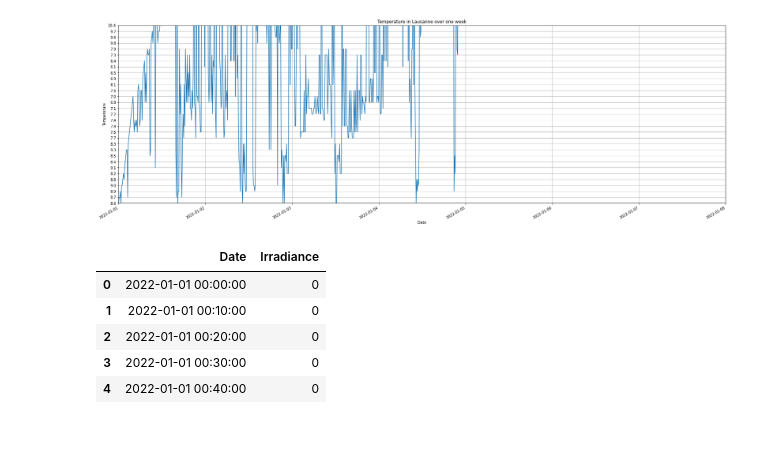
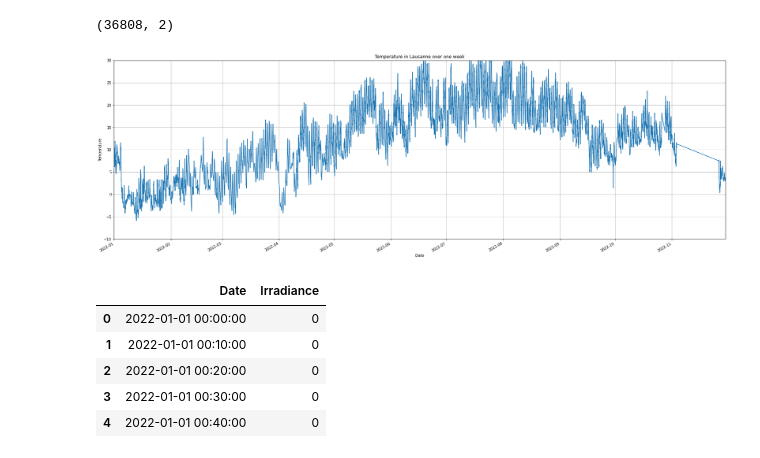
Before and after one commit to cojre/ml-project-2-stockdataholm, a Jupyter notebook: temp_irra_data.ipynb, the cells around one changed output. Cells and saved outputs as stored; diff of their text form; code cells hidden in the pictures.

Commit message:
Fix_temperature

```diff
--- a/temp_irra_data.ipynb
+++ b/temp_irra_data.ipynb
@@ -42,0 +70,4 @@ df.head()
+# %%
+
+df_nan= df[df['Temperature']=='-']
+df_nan.shape
@@ -43,20 +85,32 @@ df.head()
+# %%
+# replace '-' with NaN
+df_nan = df_nan.replace('-', np.nan)
+#make a liste of the index of the rows with NaN
+df_nan_index = df_nan.index.tolist()
+# %%
+# drop the rows from df with the index in df_nan_index
+df = df.drop(df_nan_index)
 # %%
-# Temperature to float
-#df['Temperature'] = df['Temperature'].str.replace(',', '.').astype(float)
+# change the type of the temperature column to float
+df['Temperature'] = df['Temperature'].astype(float)
+# %%
+df.shape
+# %% [output]
+(36808, 2)
 # %%
 fig, ax = plt.subplots(figsize=(30, 10))
 ax.plot(df['Date'], df['Temperature'])
 ax.set_title('Temperature in Lausanne over one week')
 ax.set_xlabel('Date')
 ax.set_ylabel('Temperature')
-ax.set_xlim(df['Date'].min(), df['Date'].min() + pd.DateOffset(days=7))
+ax.set_xlim(df['Date'].min(), df['Date'].max() )
 # y axis in croissant order
-ax.set_ylim(0, 30)
+ax.set_ylim(-10, 30)
 ax.grid(True)
 fig.autofmt_xdate()
 plt.show()
 # %% [output]
-[figure, old version]
+[figure, new version]
 # %%
 df_irr = pd.read_csv('radiation_data.csv', sep=';')
 df_irr = df_irr.drop(df_irr.columns[0], axis=1)
```
Also changed, not shown: parts of 9 cells of this notebook.
